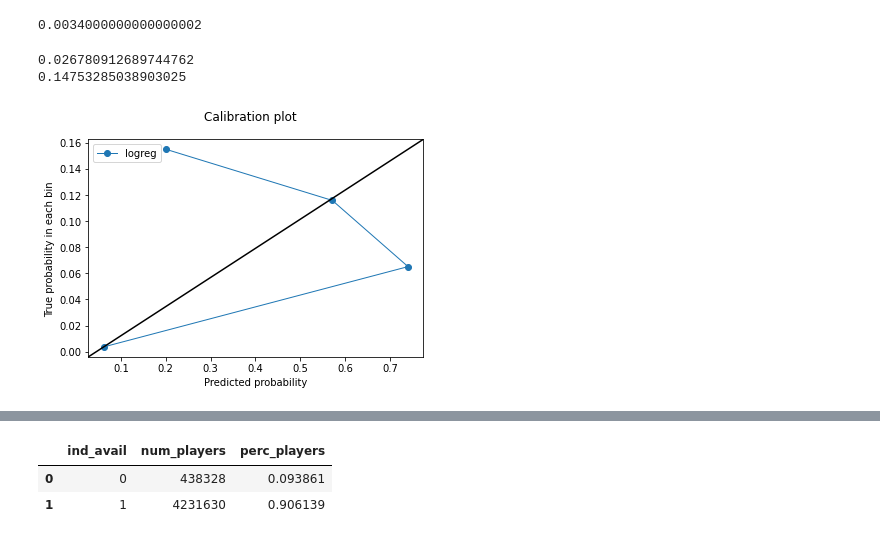
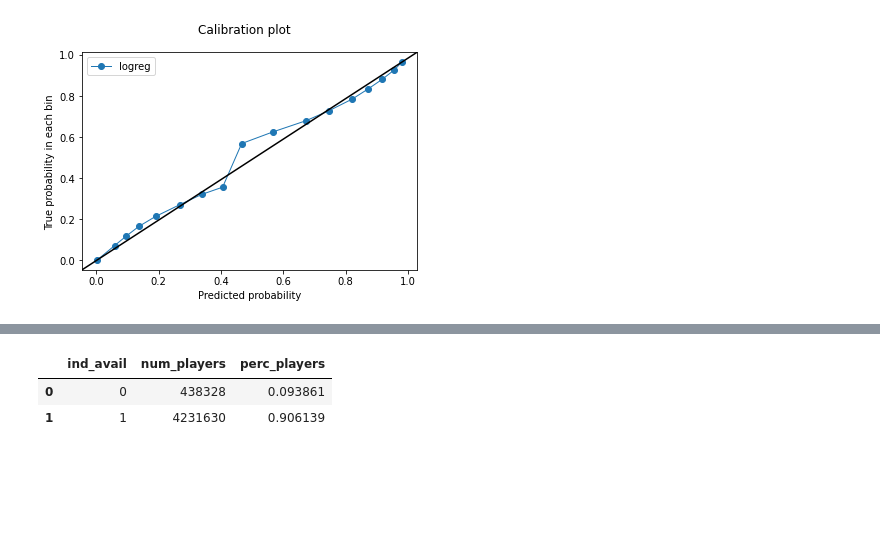
Before and after one commit to ConnorDeLong/Underdog-FF-Draft-Prediction, a Jupyter notebook: UD_draft_model/modeling/create_model.ipynb, the cells around one changed output, grey strips where cells are left out. Drawn from its saved outputs; the diff is of its cells as text; code cells hidden in the pictures; blank space fills up the shorter version.

Commit message:
Minor updates/additions to data_processing and added ContestRefs in the ud scraper

```diff
--- a/UD_draft_model/modeling/create_model.ipynb
+++ b/UD_draft_model/modeling/create_model.ipynb
@@ -300,27 +167,36 @@ loss
 # %%
 features = ['diff_cur_rank_picks_btwn', 'ind_rank_btwn']
-response = 'ind_picked'
+target = 'ind_picked'
 
 x_train = df_train[features]
-y_train = df_train[response]
+y_train = df_train[target]
 
 model_metadata = {
     'model': 'LogisticRegression',
-    'model_number': 'v002',
+    'model_number': 'v001',
     'data_number': 'v01',
     'model_description': 'logistic regression with # of picks between and '
         'indicator for picks between',
-    'features': None
+    'target': target,
+    'features': features
 }
-log = Model(LogisticRegression, model_metadata)
-log.model.fit(x_train, y_train)
+log = fit_model(df_train.copy(), features, target)
+mv = ModelVersion(log, model_metadata)
+mv.pickle_obj(join(DATA_FOLDER, 'models'), overwrite=True)
 
-y_pred = log.model.predict(x_test)
+x_test = df_test[features]
+y_test = df_test[target]
 
-y_pred_prob = log.model.predict_proba(x_test)
+y_pred = log.predict(x_test)
+
+y_pred_prob = log.predict_proba(x_test)
 y_pred_prob = y_pred_prob[:,1]
 
 loss = brier_score_loss(y_test, y_pred_prob)
+
+df_test_w_pred = merge_prediction(df_test, y_pred, 'pred')
+df_test_w_pred = merge_prediction(df_test_w_pred, y_pred_prob, 'pred_prob')
+
 loss
 
-log.pickle_obj(join(DATA_FOLDER, 'models'), overwrite=True)
+# log.pickle_obj(join(DATA_FOLDER, 'models'), overwrite=True)
@@ -399,54 +205,35 @@ _df
-# %%
-0.68 / 200
-# %% [output]
-0.0034000000000000002
-# %%
-df_test_concat = df_test.drop(columns=response)
-
-y_test_w_cols = pd.concat([y_test, df_test_concat], axis=1)
-y_test_w_cols.reset_index(inplace=True, drop=True)
-
-y_pred_prob_filt = pd.DataFrame(y_pred_prob, columns=['prob'])
-
-y_test_filt = y_test_w_cols.loc[y_test_w_cols['diff_cur_rank_picks_btwn'] <= 10]
-# y_test_filt = y_test_w_cols.loc[y_test_w_cols['round'] == 14]
-# y_test_filt = y_test_w_cols.loc[y_test_w_cols['round_pick'] == 6]
-y_test_filt = y_test_filt[response]
-y_pred_prob_filt = y_pred_prob_filt[y_pred_prob_filt.index.isin(y_test_filt.index)]
-
-loss = brier_score_loss(y_test, y_pred_prob)
-loss_filt = brier_score_loss(y_test_filt, y_pred_prob_filt)
-
-print(loss)
-print(loss_filt)
-# %% [output]
-0.026780912689744762
-0.14753285038903025
 # %%
 import matplotlib.pyplot as plt
 import matplotlib.lines as mlines
 import matplotlib.transforms as mtransforms
 
+# _df = df_test_w_pred.loc[df_test_w_pred['diff_cur_rank_picks_btwn'] <= 10]
+_df = df_test_w_pred
+
+y_actual = _df[target]
+y_pred = _df['pred_prob']
+
+actual, pred = calibration_curve(y_actual, y_pred, n_bins=20)
 # actual, pred = calibration_curve(y_test, y_pred_prob, n_bins=20)
-actual, pred = calibration_curve(y_test_new, y_pred_prob_new, n_bins=20)
+# actual, pred = calibration_curve(y_test_new, y_pred_prob_new, n_bins=20)
 # actual, pred = calibration_curve(y_test_filt, y_pred_prob_filt, n_bins=40, strategy='quantile')
 
 fig, ax = plt.subplots()
 # only these two lines are calibration curves
 plt.plot(actual, pred, marker='o', linewidth=1, label='logreg')
 
 # reference line, legends, and axis labels
 line = mlines.Line2D([0, 1], [0, 1], color='black')
 transform = ax.transAxes
 line.set_transform(transform)
 ax.add_line(line)
 fig.suptitle('Calibration plot')
 ax.set_xlabel('Predicted probability')
 ax.set_ylabel('True probability in each bin')
 plt.legend()
 plt.show()
 # %% [output]
-[figure, old version]
+[figure, new version]
 # %%
 ###############################################################################
 ################################## SCRATCH ####################################
```
Also changed, not shown: parts of 10 cells of this notebook, 11 other files.
